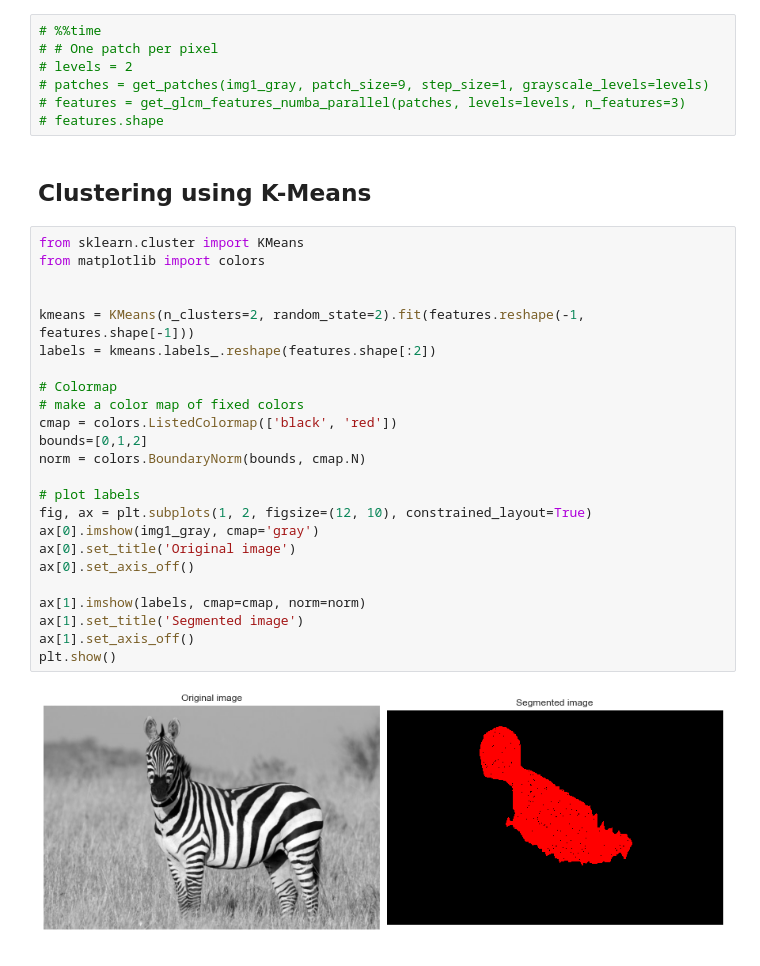
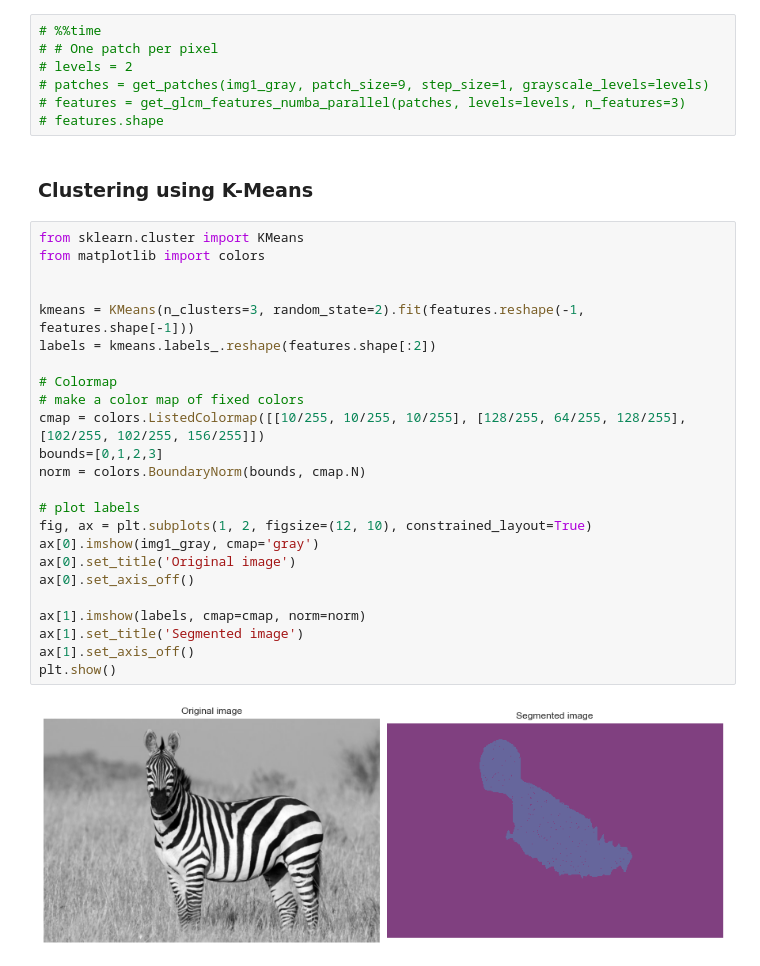
Before and after one commit to Gholamrezadar/CV_HW4, a Jupyter notebook: Question_1.ipynb, the cells around one changed output. Cells and saved outputs as stored; diff of their text form.

```diff
--- a/Question_1.ipynb
+++ b/Question_1.ipynb
@@ -316,30 +316,30 @@ Wall time: 27.9 s
 # features = get_glcm_features_numba_parallel(patches, levels=levels, n_features=3)
 # features.shape
 # %% [markdown]
-## Clustering using K-Means
+### Clustering using K-Means
 # %%
 from sklearn.cluster import KMeans
 from matplotlib import colors
 
 
-kmeans = KMeans(n_clusters=2, random_state=2).fit(features.reshape(-1, features.shape[-1]))
+kmeans = KMeans(n_clusters=3, random_state=2).fit(features.reshape(-1, features.shape[-1]))
 labels = kmeans.labels_.reshape(features.shape[:2])
 
 # Colormap
 # make a color map of fixed colors
-cmap = colors.ListedColormap(['black', 'red'])
-bounds=[0,1,2]
+cmap = colors.ListedColormap([[10/255, 10/255, 10/255], [128/255, 64/255, 128/255], [102/255, 102/255, 156/255]])
+bounds=[0,1,2,3]
 norm = colors.BoundaryNorm(bounds, cmap.N)
 
 # plot labels
 fig, ax = plt.subplots(1, 2, figsize=(12, 10), constrained_layout=True)
 ax[0].imshow(img1_gray, cmap='gray')
 ax[0].set_title('Original image')
 ax[0].set_axis_off()
 
 ax[1].imshow(labels, cmap=cmap, norm=norm)
 ax[1].set_title('Segmented image')
 ax[1].set_axis_off()
 plt.show()
 # %% [output]
-[figure, old version]
+[figure, new version]
```
Also changed, not shown: parts of 11 cells of this notebook.
